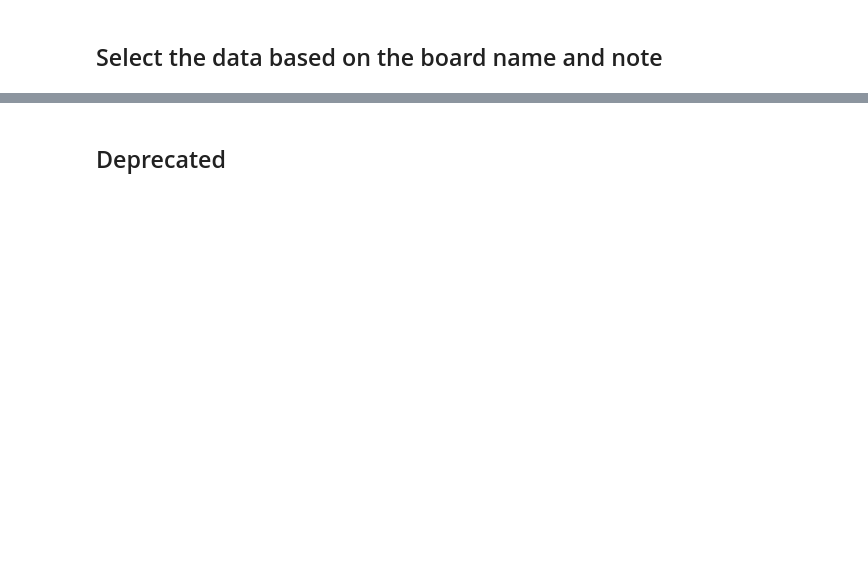
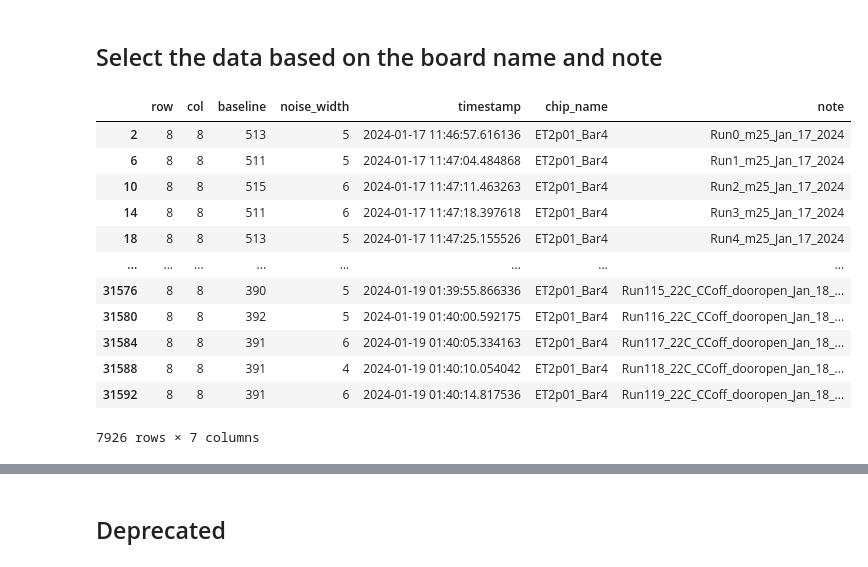
Before and after one commit to cbeiraod/ETROC-Analysis, a Jupyter notebook: reading_history/reading_BaselineHistory.ipynb, the cells around one changed output, grey strips where cells are left out. Saved outputs shown, nothing was run; the diff lists cells and outputs as text; code cells hidden in the pictures; blank space fills up the shorter version.

```diff
--- a/reading_history/reading_BaselineHistory.ipynb
+++ b/reading_history/reading_BaselineHistory.ipynb
@@ -37,4 +61,18 @@ for element in unique_elements:
 # %%
-base_df = df[(df['chip_name'] == chip_name) & (df['col'] == 7) & (df['row'] == 0)]
+base_df = df[(df['chip_name'] == chip_name) & (df['col'] == col) & (df['row'] == row)]
 base_df
+# %% [output]
+|  | row | col | baseline | noise_width | timestamp | chip_name | note |
+| 2 | 8 | 8 | 513 | 5 | 2024-01-17 11:46:57.616136 | ET2p01_Bar4 | Run0_m25_Jan_17_2024 |
+| 6 | 8 | 8 | 511 | 5 | 2024-01-17 11:47:04.484868 | ET2p01_Bar4 | Run1_m25_Jan_17_2024 |
+| 10 | 8 | 8 | 515 | 6 | 2024-01-17 11:47:11.463263 | ET2p01_Bar4 | Run2_m25_Jan_17_2024 |
+| 14 | 8 | 8 | 511 | 6 | 2024-01-17 11:47:18.397618 | ET2p01_Bar4 | Run3_m25_Jan_17_2024 |
+| 18 | 8 | 8 | 513 | 5 | 2024-01-17 11:47:25.155526 | ET2p01_Bar4 | Run4_m25_Jan_17_2024 |
+| ... | ... | ... | ... | ... | ... | ... | ... |
+| 31576 | 8 | 8 | 390 | 5 | 2024-01-19 01:39:55.866336 | ET2p01_Bar4 | Run115_22C_CCoff_dooropen_Jan_18_... |
+| 31580 | 8 | 8 | 392 | 5 | 2024-01-19 01:40:00.592175 | ET2p01_Bar4 | Run116_22C_CCoff_dooropen_Jan_18_... |
+| 31584 | 8 | 8 | 391 | 6 | 2024-01-19 01:40:05.334163 | ET2p01_Bar4 | Run117_22C_CCoff_dooropen_Jan_18_... |
+| 31588 | 8 | 8 | 391 | 4 | 2024-01-19 01:40:10.054042 | ET2p01_Bar4 | Run118_22C_CCoff_dooropen_Jan_18_... |
+| 31592 | 8 | 8 | 391 | 6 | 2024-01-19 01:40:14.817536 | ET2p01_Bar4 | Run119_22C_CCoff_dooropen_Jan_18_... |
+7926 rows × 7 columns
 # %%
```
Also changed, not shown: parts of 7 cells of this notebook.
